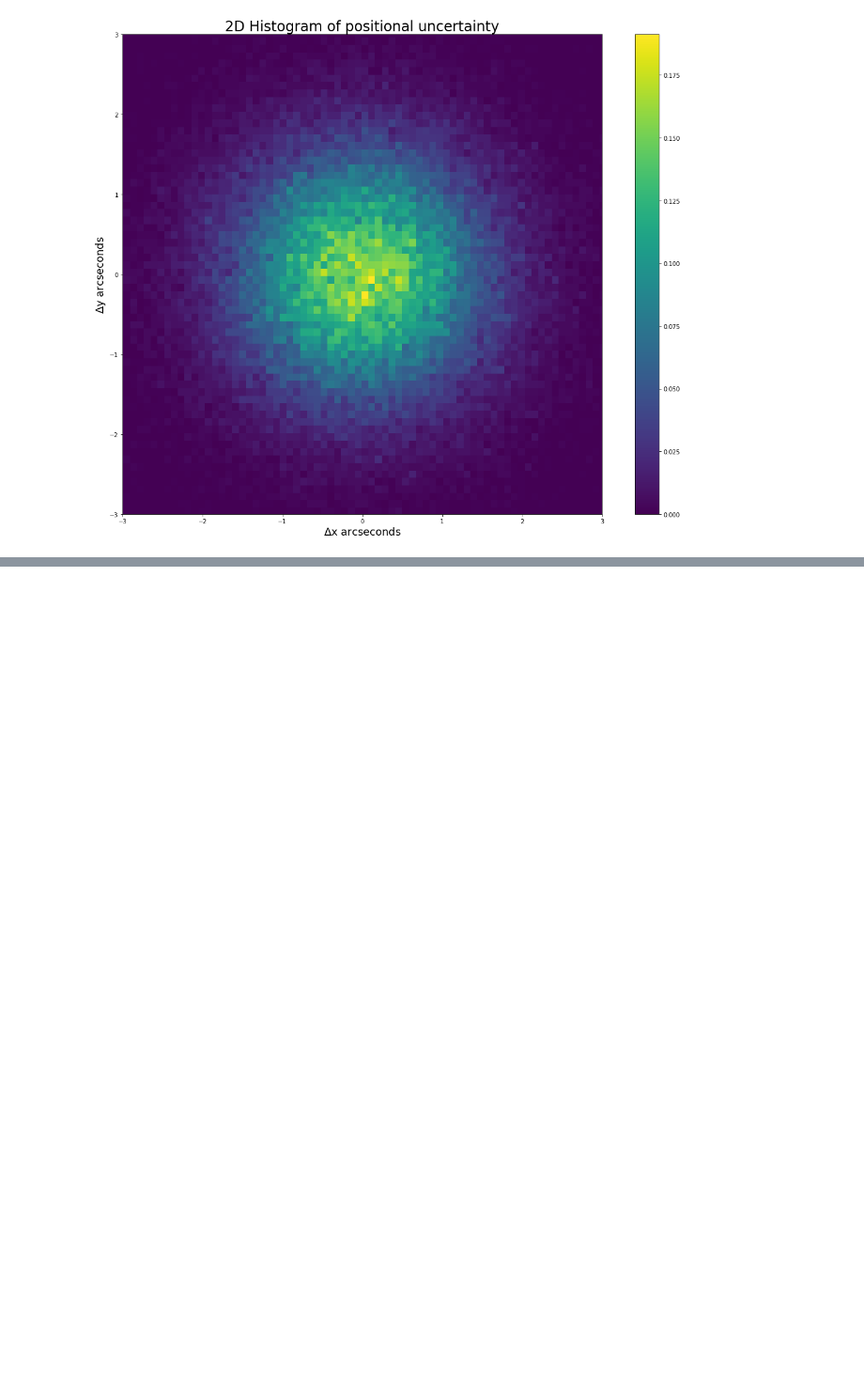
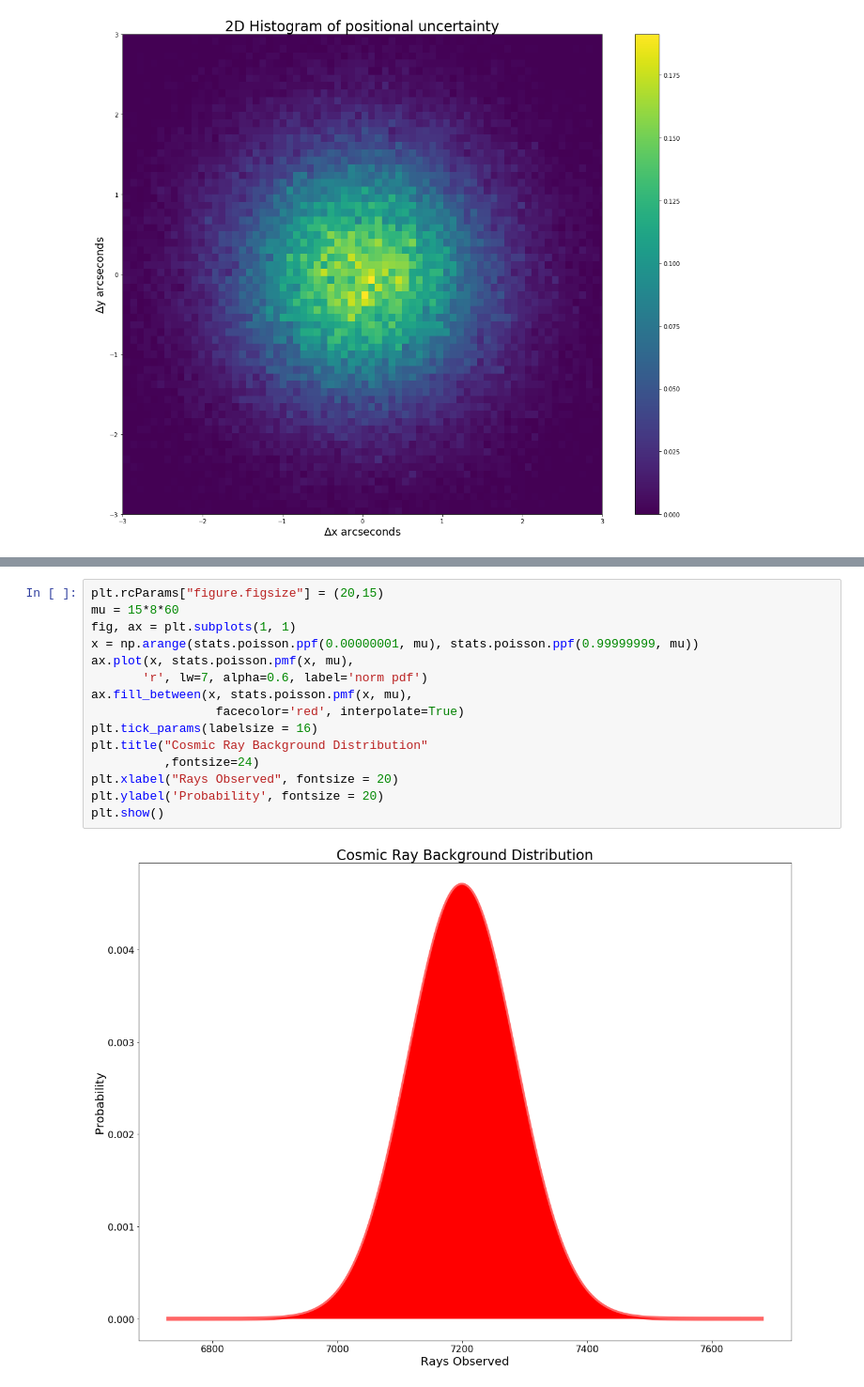
Before and after one commit to IgorBanin/Phys434, a Jupyter notebook: lab 3.ipynb, the cells around one changed output, grey strips where cells are left out. Shown: that part at 94% size. Drawn from its saved outputs; the diff is of its cells as text; blank space fills up the shorter version.

```diff
--- a/lab 3.ipynb
+++ b/lab 3.ipynb
@@ -155,0 +179,17 @@ plt.colorbar(h[3], ax=ax)
+# %%
+plt.rcParams["figure.figsize"] = (20,15)
+mu = 15*8*60
+fig, ax = plt.subplots(1, 1)
+x = np.arange(stats.poisson.ppf(0.00000001, mu), stats.poisson.ppf(0.99999999, mu))
+ax.plot(x, stats.poisson.pmf(x, mu),
+       'r', lw=7, alpha=0.6, label='norm pdf')
+ax.fill_between(x, stats.poisson.pmf(x, mu),
+                 facecolor='red', interpolate=True)
+plt.tick_params(labelsize = 16)
+plt.title("Cosmic Ray Background Distribution"
+          ,fontsize=24)
+plt.xlabel("Rays Observed", fontsize = 20)
+plt.ylabel('Probability', fontsize = 20)
+plt.show()
+# %% [output]
+[figure, added]
```
Also changed, not shown: parts of 17 cells of this notebook, 1 other file.
